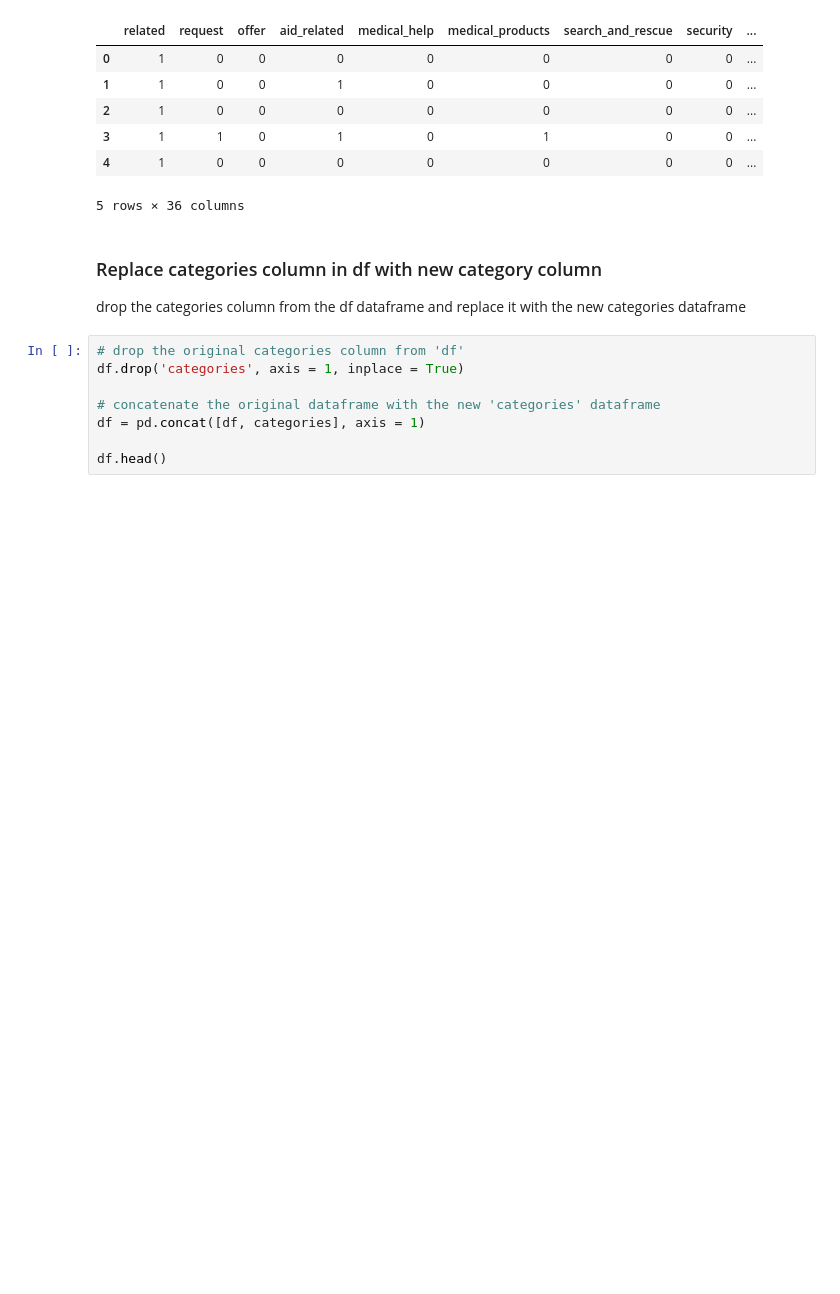
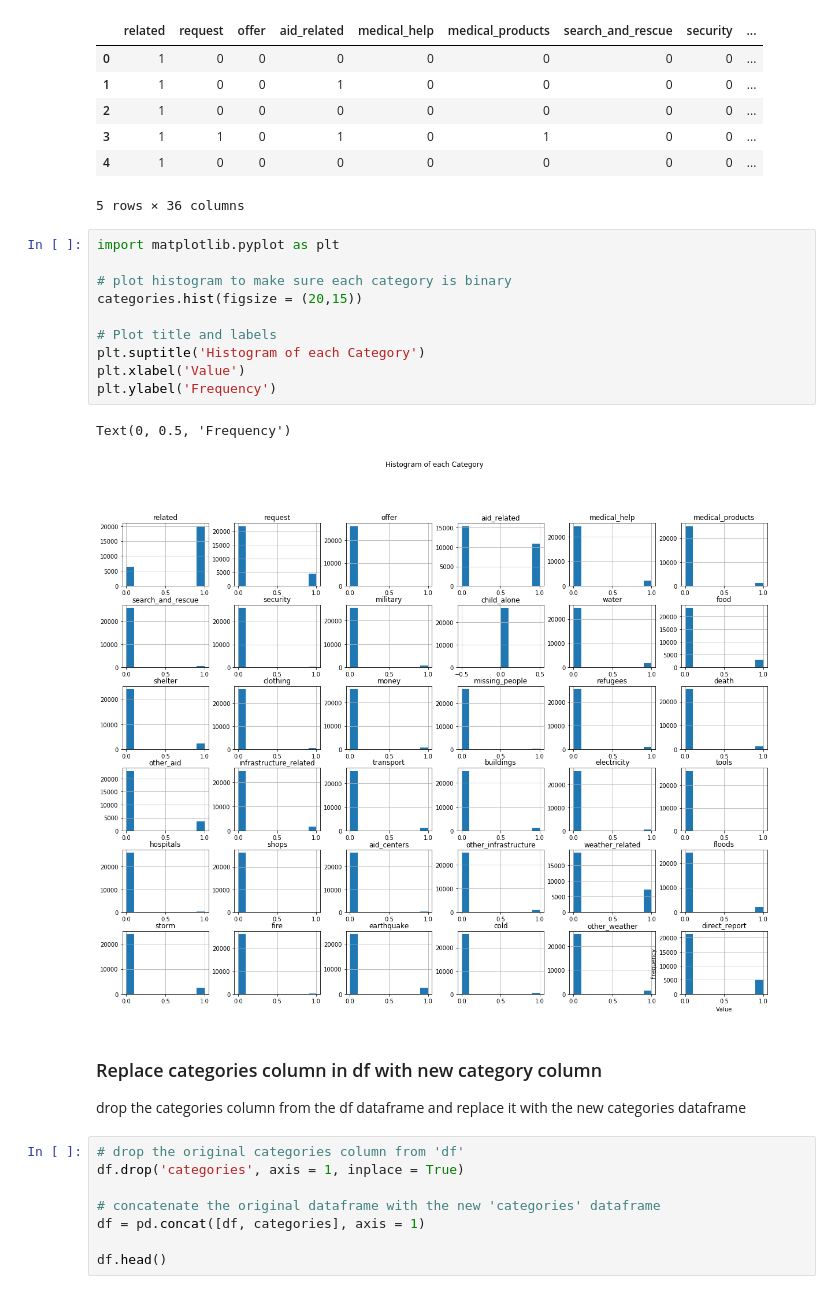
Before and after one commit to zhikaichen99/DisasterResponse, a Jupyter notebook: ETL_Pipeline_Preparation.ipynb, the cells around one changed output. Drawn from its saved outputs; the diff is of its cells as text; blank space fills up the shorter version.

Commit message:
histogram of categories

```diff
--- a/ETL_Pipeline_Preparation.ipynb
+++ b/ETL_Pipeline_Preparation.ipynb
@@ -123,6 +123,19 @@ categories.head()
 | 3 | 1 | 1 | 0 | 1 | 0 | 1 | 0 | 0 | ... |
 | 4 | 1 | 0 | 0 | 0 | 0 | 0 | 0 | 0 | ... |
 5 rows × 36 columns
+# %%
+import matplotlib.pyplot as plt
+
+# plot histogram to make sure each category is binary
+categories.hist(figsize = (20,15))
+
+# Plot title and labels
+plt.suptitle('Histogram of each Category')
+plt.xlabel('Value')
+plt.ylabel('Frequency')
+# %% [output]
+Text(0, 0.5, 'Frequency')
+[figure, added]
 # %% [markdown]
 ### Replace categories column in df with new category column
 
```
